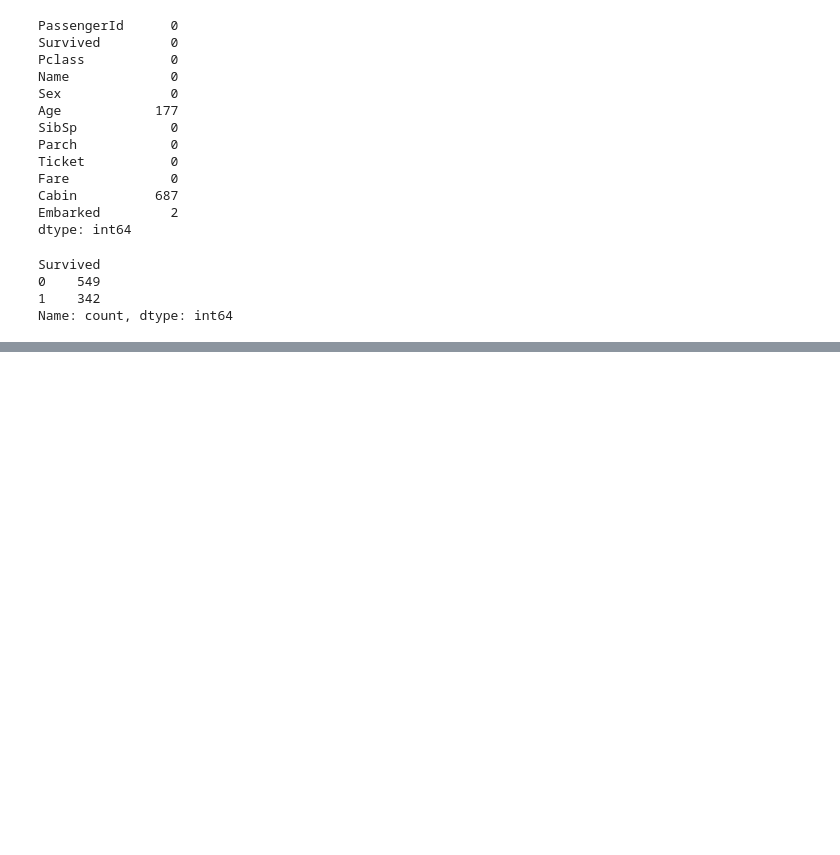
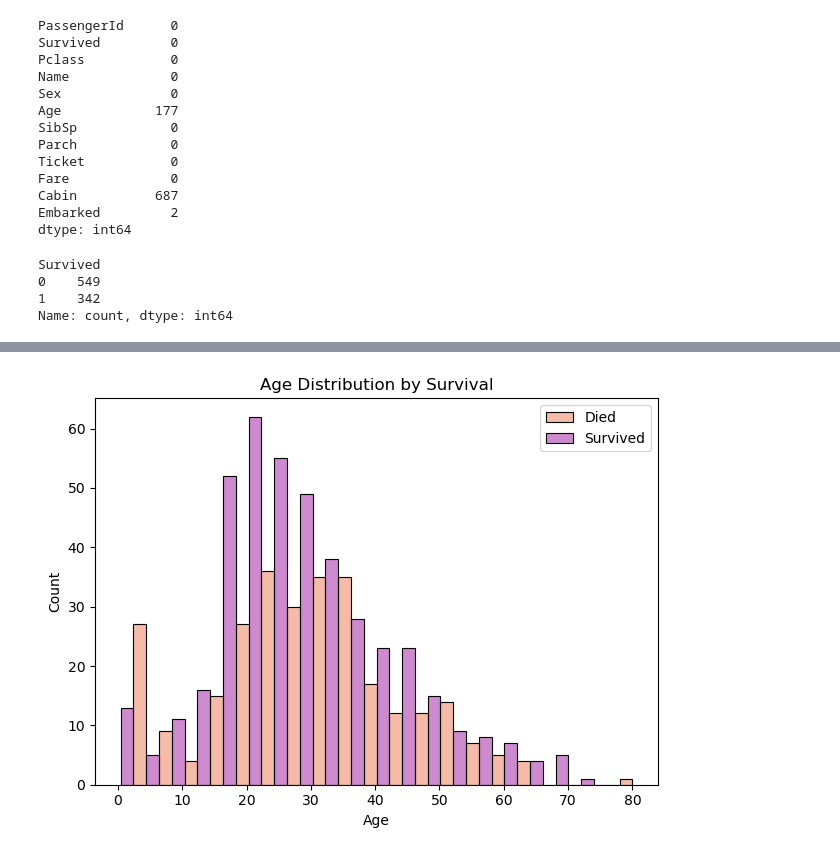
Before and after one commit to DerekHickey6/ml-mini-projects, a Jupyter notebook: titanic-survival/notebooks/eda.ipynb, the cells around one changed output, grey strips where cells are left out. Drawn from its saved outputs; the diff is of its cells as text; code cells hidden in the pictures; blank space fills up the shorter version.

```diff
--- a/titanic-survival/notebooks/eda.ipynb
+++ b/titanic-survival/notebooks/eda.ipynb
@@ -82,0 +95,9 @@ plt.show()
+# %%
+axes = sns.histplot(data=df, x='Age', hue='Survived', alpha=0.5, palette='plasma', multiple='dodge')
+axes.legend(legend_labels)
+
+plt.title('Age Distribution by Survival')
+plt.tight_layout()
+plt.show()
+# %% [output]
+[figure, added]
```
Also changed, not shown: parts of 3 cells of this notebook.
